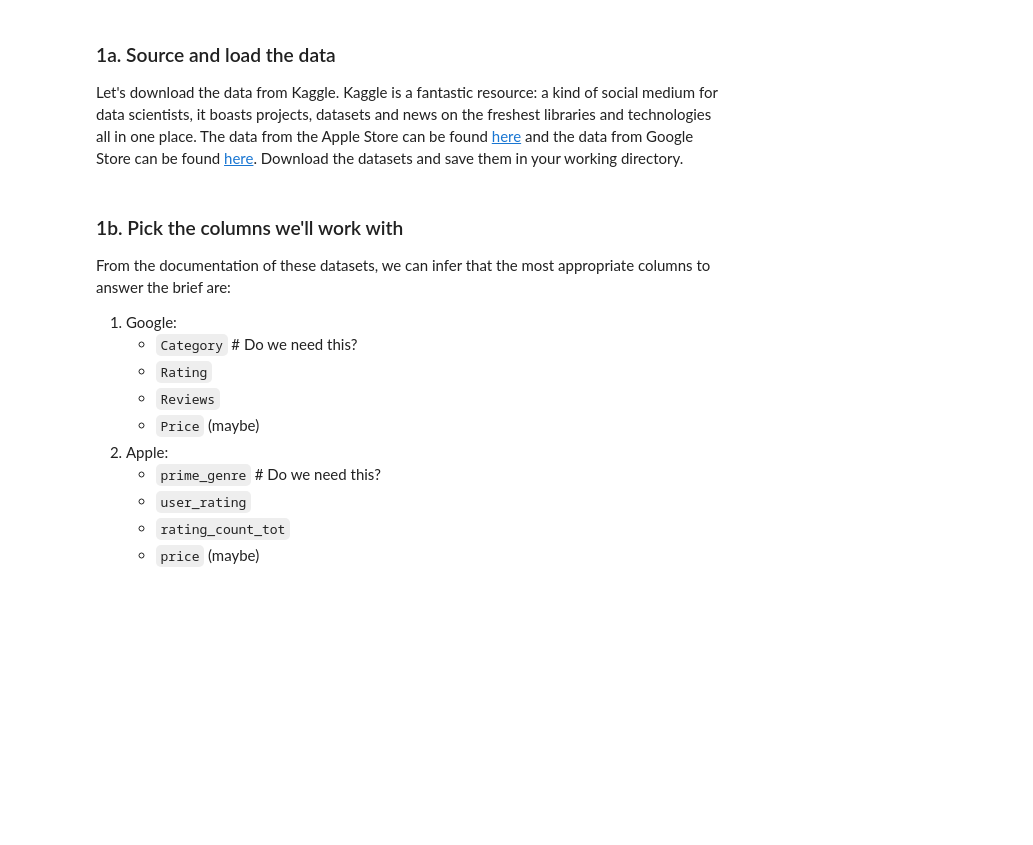
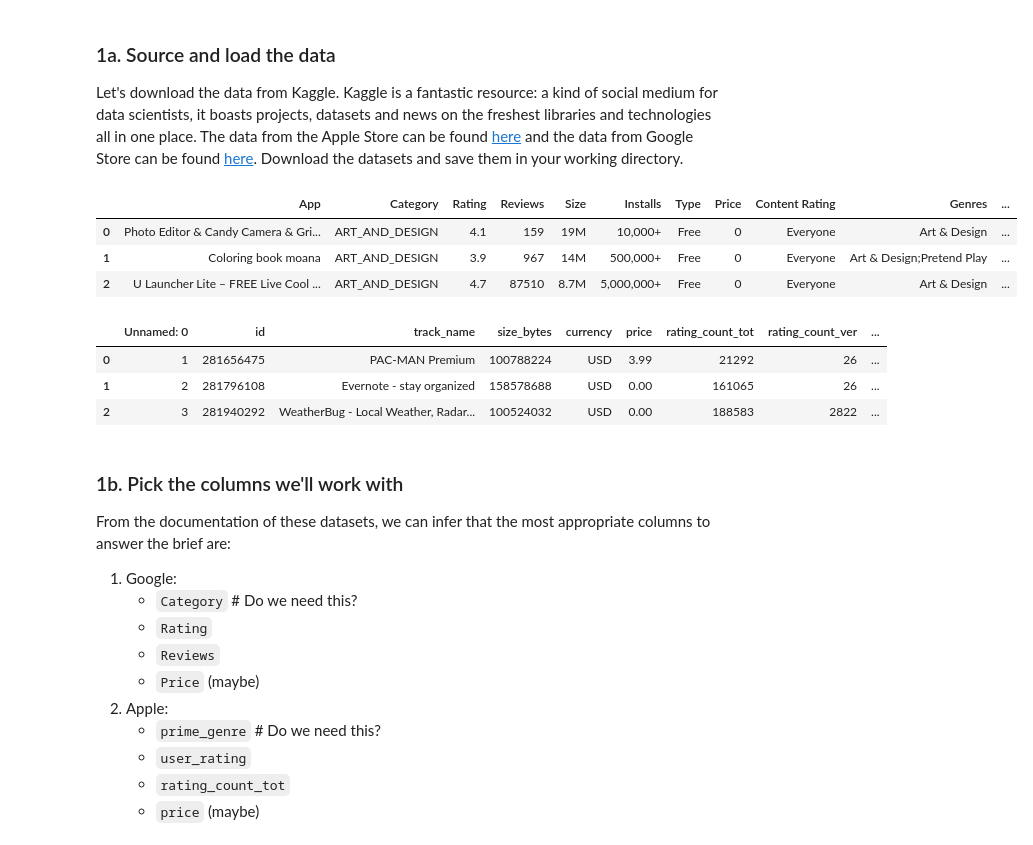
Before and after one commit to mdgarber/IntegratingApps, a Jupyter notebook: Project files/Springboard Apps project - Tier 3 - Complete.ipynb, the cells around one changed output. Saved outputs shown, nothing was run; the diff lists cells and outputs as text; code cells hidden in the pictures; blank space fills up the shorter version.

```diff
--- a/Project files/Springboard Apps project - Tier 3 - Complete.ipynb
+++ b/Project files/Springboard Apps project - Tier 3 - Complete.ipynb
@@ -58,24 +58,34 @@ Download the datasets and save them in your working directory.
 # %%
 # Now that the files are saved, we want to load them into Python using read_csv and pandas.
 
 # Create a variable called google, and store in it the path of the csv file that contains your google dataset.
 # If your dataset is in the same folder as this notebook, the path will simply be the name of the file.
-_ _ _
+google = 'googleplaystore.csv'
 
 # Read the csv file into a data frame called Google using the read_csv() pandas method.
-_ _ _
+Google = pd.read_csv(google)
 
 # Using the head() pandas method, observe the first three entries.
-_ _ _
+Google.head(3)
+# %% [output]
+|  | App | Category | Rating | Reviews | Size | Installs | Type | Price | Content Rating | Genres | ... |
+| 0 | Photo Editor & Candy Camera & Gri... | ART_AND_DESIGN | 4.1 | 159 | 19M | 10,000+ | Free | 0 | Everyone | Art & Design | ... |
+| 1 | Coloring book moana | ART_AND_DESIGN | 3.9 | 967 | 14M | 500,000+ | Free | 0 | Everyone | Art & Design;Pretend Play | ... |
+| 2 | U Launcher Lite – FREE Live Cool ... | ART_AND_DESIGN | 4.7 | 87510 | 8.7M | 5,000,000+ | Free | 0 | Everyone | Art & Design | ... |
 # %%
 # Create a variable called apple, and store in it the path of the csv file that contains your apple dataset.
-_ _ _
+apple = 'AppleStore.csv'
 
 # Read the csv file into a pandas DataFrame object called Apple.
-_ _ _
+Apple = pd.read_csv(apple)
 
 # Observe the first three entries like you did with your other data.
-_ _ _
+Apple.head(3)
+# %% [output]
+|  | Unnamed: 0 | id | track_name | size_bytes | currency | price | rating_count_tot | rating_count_ver | ... |
+| 0 | 1 | 281656475 | PAC-MAN Premium | 100788224 | USD | 3.99 | 21292 | 26 | ... |
+| 1 | 2 | 281796108 | Evernote - stay organized | 158578688 | USD | 0.00 | 161065 | 26 | ... |
+| 2 | 3 | 281940292 | WeatherBug - Local Weather, Radar... | 100524032 | USD | 0.00 | 188583 | 2822 | ... |
 # %% [markdown]
 ### 1b. Pick the columns we'll work with
 
```
Also changed, not shown: parts of 1 cell of this notebook.
